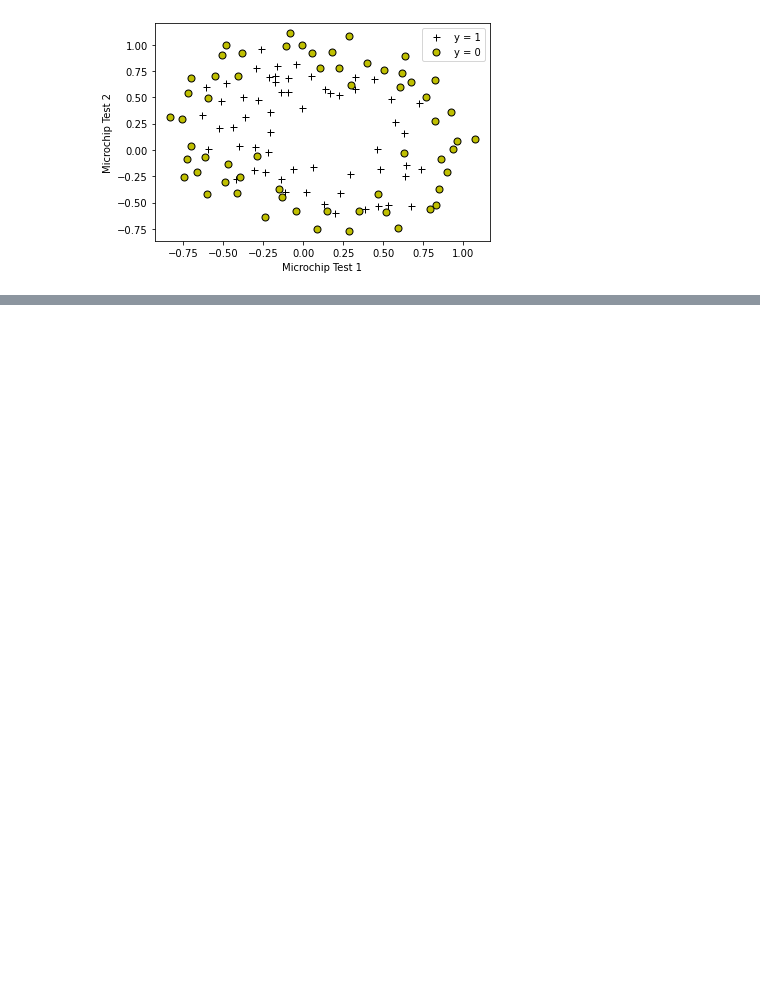
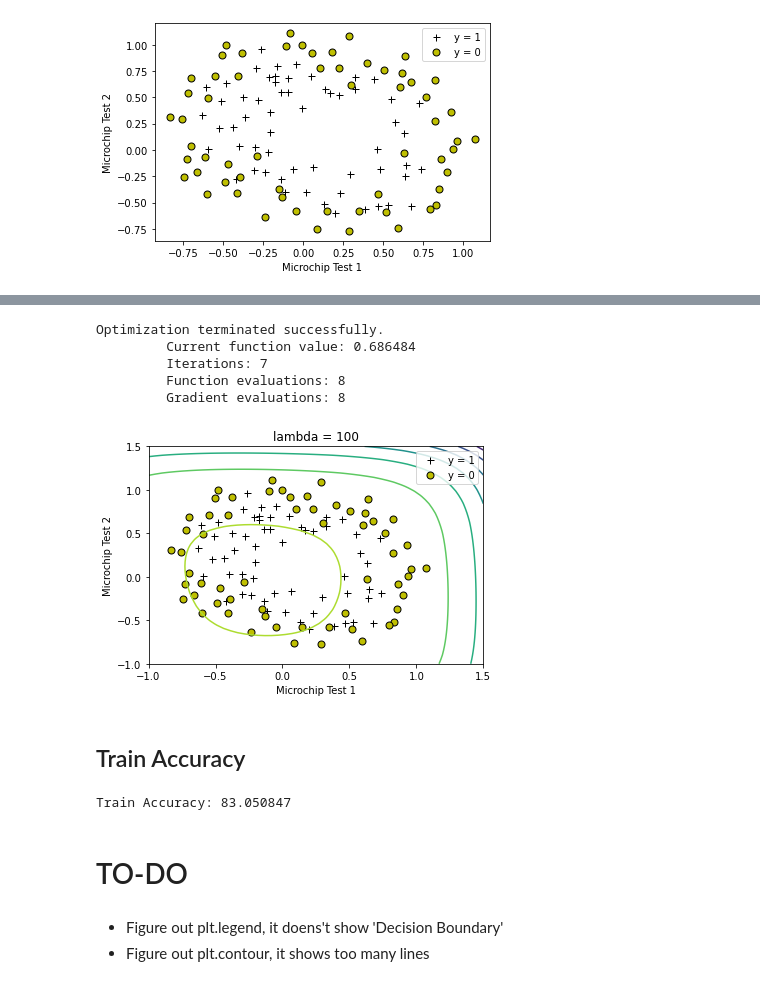
Before and after one commit to kenjidesu/qa-microchip-function, a Jupyter notebook: qa-microchip-function.ipynb, the cells around one changed output, grey strips where cells are left out. Drawn from its saved outputs; the diff is of its cells as text; code cells hidden in the pictures; blank space fills up the shorter version.

```diff
--- a/qa-microchip-function.ipynb
+++ b/qa-microchip-function.ipynb
@@ -57,0 +217,13 @@ X = mapFeature(X.iloc[:, 0], X.iloc[:, 1])
+# %%
+lamb = 100
+theta = fmin_bfgs(f_cost, initial_theta, f_grad)
+plotDecBoundary(theta, data[:, :2], y)
+# %% [output]
+Optimization terminated successfully.
+         Current function value: 0.686484
+         Iterations: 7
+         Function evaluations: 8
+         Gradient evaluations: 8
+[figure, added]
+# %% [markdown]
+## Train Accuracy
@@ -57,0 +235,10 @@ X = mapFeature(X.iloc[:, 0], X.iloc[:, 1])
+# %%
+accuracy = np.mean(predict(theta, X) == y) * 100
+print("Train Accuracy: {:.6f}".format(accuracy))
+# %% [output]
+Train Accuracy: 83.050847
+# %% [markdown]
+# TO-DO
+# %% [markdown]
+- Figure out plt.legend, it doens't show 'Decision Boundary'
+- Figure out plt.contour, it shows too many lines
```
Also changed, not shown: parts of 39 cells of this notebook, 2 other files.
